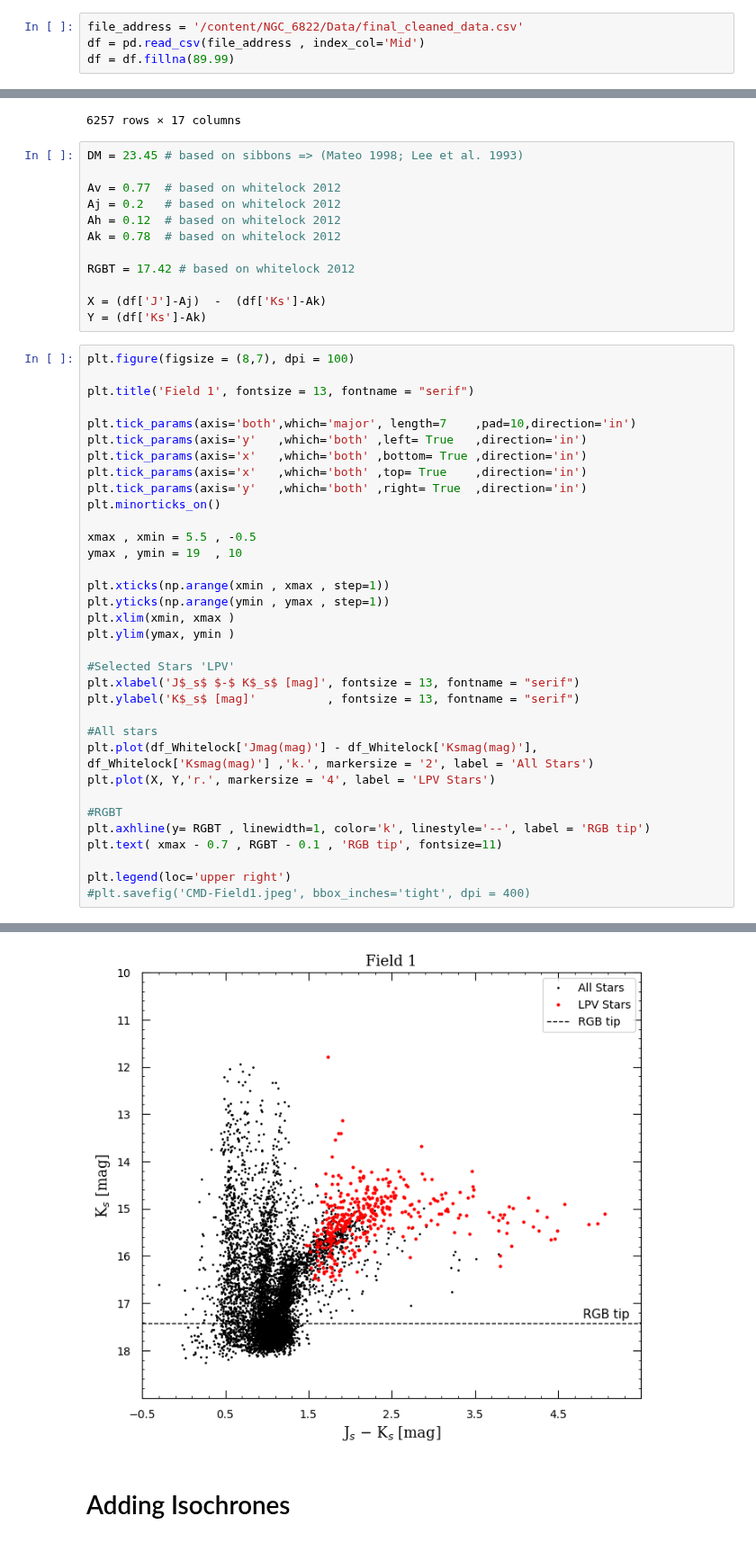
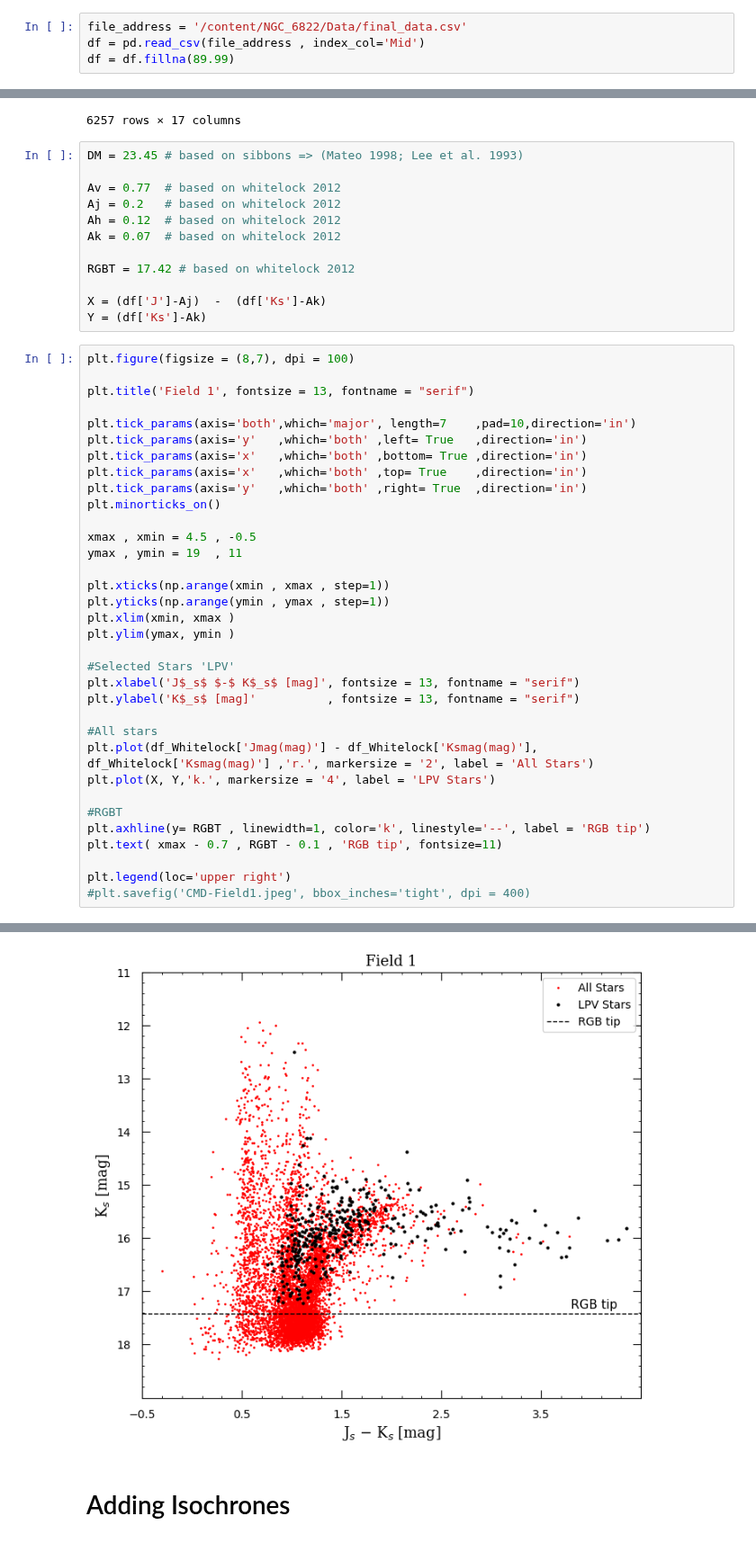
Before and after one commit to Mahdi-Abdollahii/NGC_6822, a Jupyter notebook: Isochrones_Visualizations/NGC6822_ISO_008.ipynb, the cells around one changed output, grey strips where cells are left out. Shown at 90% size. Drawn from its saved outputs; the diff is of its cells as text.

```diff
--- a/Isochrones_Visualizations/NGC6822_ISO_008.ipynb
+++ b/Isochrones_Visualizations/NGC6822_ISO_008.ipynb
@@ -37,7 +37,7 @@ from mpl_toolkits.axes_grid1 import host_subplot
 from matplotlib.patches import Rectangle
 import matplotlib.colors as mcolor
 # %%
-file_address = '/content/NGC_6822/Data/final_cleaned_data.csv'
+file_address = '/content/NGC_6822/Data/final_data.csv'
 df = pd.read_csv(file_address , index_col='Mid')
 df = df.fillna(89.99)
 # %%
@@ -63,7 +63,7 @@ DM = 23.45 # based on sibbons => (Mateo 1998; Lee et al. 1993)
 Av = 0.77  # based on whitelock 2012
 Aj = 0.2   # based on whitelock 2012
 Ah = 0.12  # based on whitelock 2012
-Ak = 0.78  # based on whitelock 2012
+Ak = 0.07  # based on whitelock 2012
 
 RGBT = 17.42 # based on whitelock 2012
 
@@ -74,38 +74,38 @@ plt.figure(figsize = (8,7), dpi = 100)
 
 plt.title('Field 1', fontsize = 13, fontname = "serif")
 
 plt.tick_params(axis='both',which='major', length=7    ,pad=10,direction='in')
 plt.tick_params(axis='y'   ,which='both' ,left= True   ,direction='in')
 plt.tick_params(axis='x'   ,which='both' ,bottom= True ,direction='in')
 plt.tick_params(axis='x'   ,which='both' ,top= True    ,direction='in')
 plt.tick_params(axis='y'   ,which='both' ,right= True  ,direction='in')
 plt.minorticks_on()
 
-xmax , xmin = 5.5 , -0.5
-ymax , ymin = 19  , 10
+xmax , xmin = 4.5 , -0.5
+ymax , ymin = 19  , 11
 
 plt.xticks(np.arange(xmin , xmax , step=1))
 plt.yticks(np.arange(ymin , ymax , step=1))
 plt.xlim(xmin, xmax )
 plt.ylim(ymax, ymin )
 
 #Selected Stars 'LPV'
 plt.xlabel('J$_s$ $-$ K$_s$ [mag]', fontsize = 13, fontname = "serif")
 plt.ylabel('K$_s$ [mag]'          , fontsize = 13, fontname = "serif")
 
 #All stars
-plt.plot(df_Whitelock['Jmag(mag)'] - df_Whitelock['Ksmag(mag)'], df_Whitelock['Ksmag(mag)'] ,'k.', markersize = '2', label = 'All Stars')
-plt.plot(X, Y,'r.', markersize = '4', label = 'LPV Stars')
+plt.plot(df_Whitelock['Jmag(mag)'] - df_Whitelock['Ksmag(mag)'], df_Whitelock['Ksmag(mag)'] ,'r.', markersize = '2', label = 'All Stars')
+plt.plot(X, Y,'k.', markersize = '4', label = 'LPV Stars')
 
 #RGBT
 plt.axhline(y= RGBT , linewidth=1, color='k', linestyle='--', label = 'RGB tip')
 plt.text( xmax - 0.7 , RGBT - 0.1 , 'RGB tip', fontsize=11)
 
 plt.legend(loc='upper right')
 #plt.savefig('CMD-Field1.jpeg', bbox_inches='tight', dpi = 400)
 # %% [output]
 <matplotlib.legend.Legend at 0x...>
-[figure, old version]
+[figure, new version]
 # %% [markdown]
 # Adding Isochrones
 # %%
```
Also changed, not shown: parts of 4 cells of this notebook.
